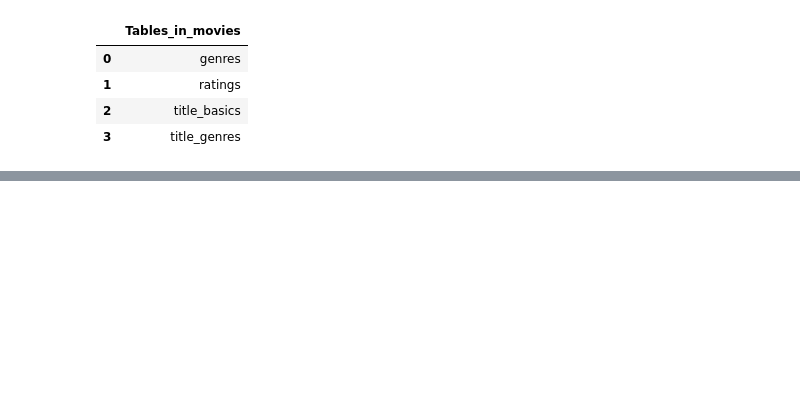
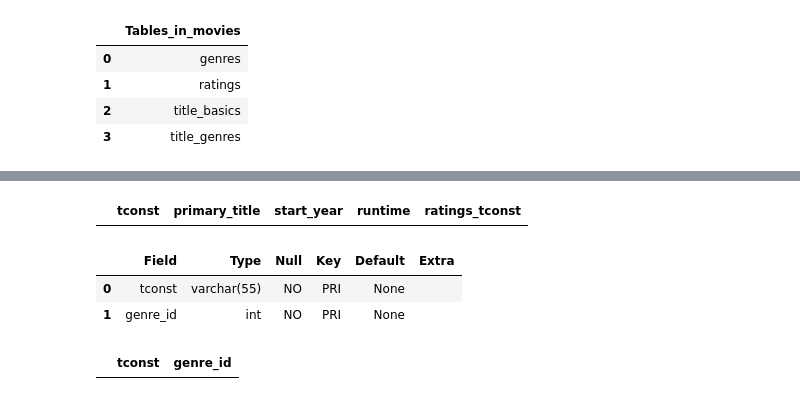
Before and after one commit to SpreeC/IMDB-Project, a Jupyter notebook: Part 2.ipynb, the cells around one changed output, grey strips where cells are left out. Saved outputs shown, nothing was run; the diff lists cells and outputs as text; code cells hidden in the pictures; blank space fills up the shorter version.

```diff
--- a/Part 2.ipynb
+++ b/Part 2.ipynb
@@ -238,0 +304,21 @@ pd.read_sql(q,engine)
+# %%
+q='''SELECT *
+    FROM title_basics
+    LIMIT 5'''
+pd.read_sql(q,engine)
+# %% [output]
+|  | tconst | primary_title | start_year | runtime | ratings_tconst |
+# %%
+q='''DESCRIBE title_genres'''
+pd.read_sql(q,engine)
+# %% [output]
+|  | Field | Type | Null | Key | Default | Extra |
+| 0 | tconst | varchar(55) | NO | PRI | None |  |
+| 1 | genre_id | int | NO | PRI | None |  |
+# %%
+q='''SELECT *
+    FROM title_genres
+    LIMIT 5'''
+pd.read_sql(q,engine)
+# %% [output]
+|  | tconst | genre_id |
```
Also changed, not shown: parts of 13 cells of this notebook.
